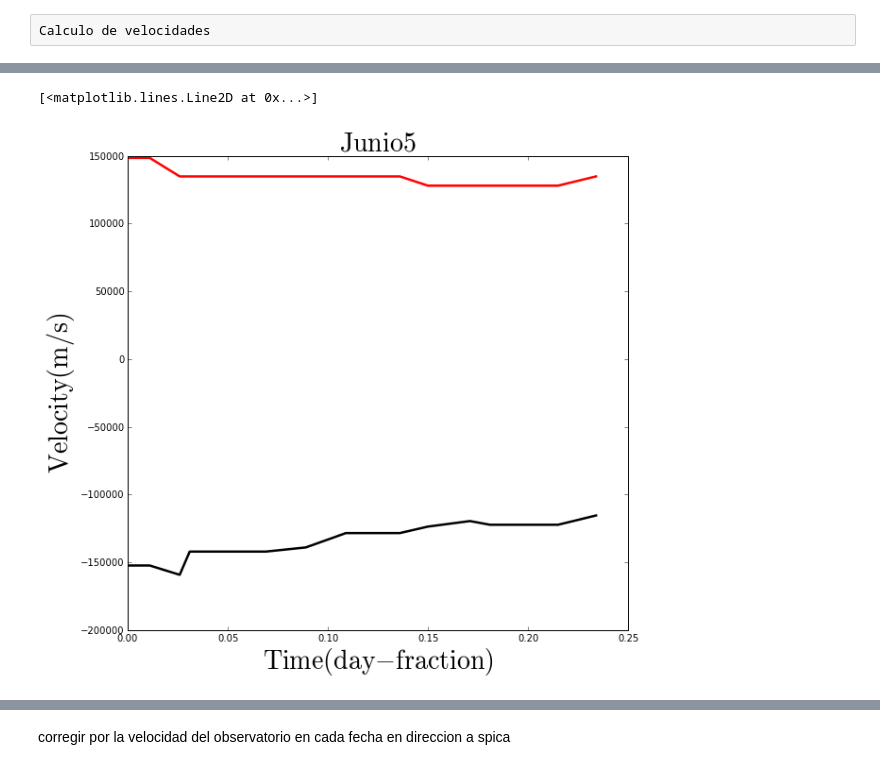
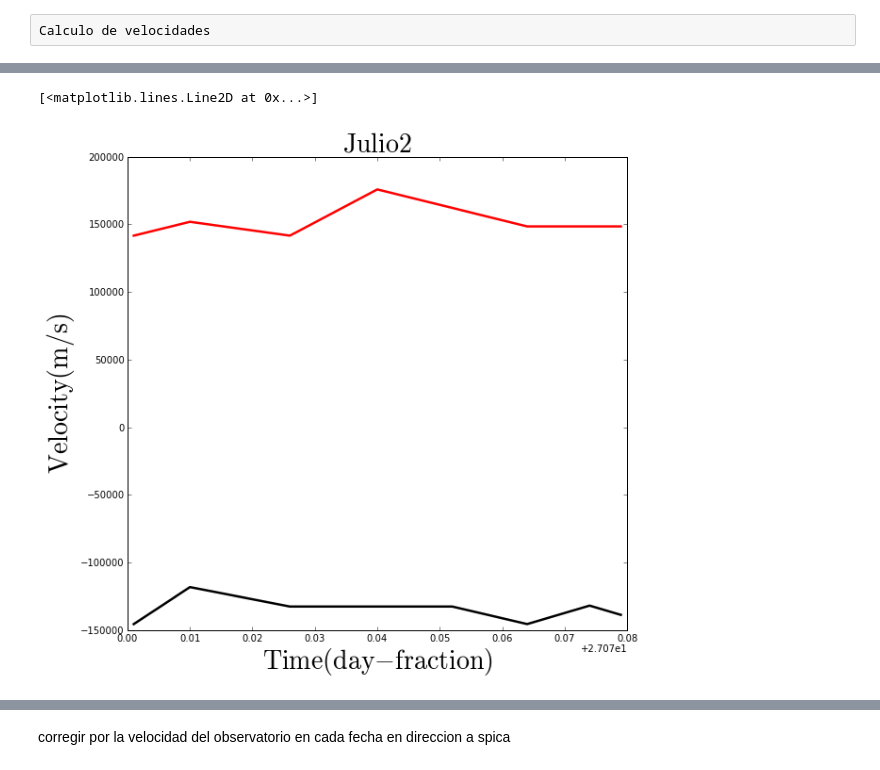
Before and after one commit to jngaravitoc/EpsCra, a Jupyter notebook: Spica.ipynb, the cells around one changed output, grey strips where cells are left out. Saved outputs shown, nothing was run; the diff lists cells and outputs as text; code cells hidden in the pictures.

Commit message:
New plots

```diff
--- a/Spica.ipynb
+++ b/Spica.ipynb
@@ -493,10 +501,10 @@ V2_julio2 = [v18_2, v19_2, v20_2, v21_2, v22_2, v23_2, v24_2, v25_2]
 # %%
 figure(num=None, figsize=(9.5, 9))
 plt.xlabel('$\mathrm{Time(day-fraction)}$', fontsize=28)
 plt.ylabel('$\mathrm{Velocity(m/s)}$', fontsize=28)
-plt.title('$\mathrm{Junio5}$', fontsize=28)
-plt.plot(tjunio5, V1_junio5, lw=2.5, c='r')
-plt.plot(tjunio5, (V2_junio5), lw=2.5, c='k')
+plt.title('$\mathrm{Julio2}$', fontsize=28)
+plt.plot(tjulio2, V1_julio2, lw=2.5, c='r')
+plt.plot(tjulio2, (V2_julio2), lw=2.5, c='k')
 # %% [output]
 [<matplotlib.lines.Line2D at 0x...>]
-[figure, old version]
+[figure, new version]
```
Also changed, not shown: parts of 5 cells of this notebook, 2 other files.
